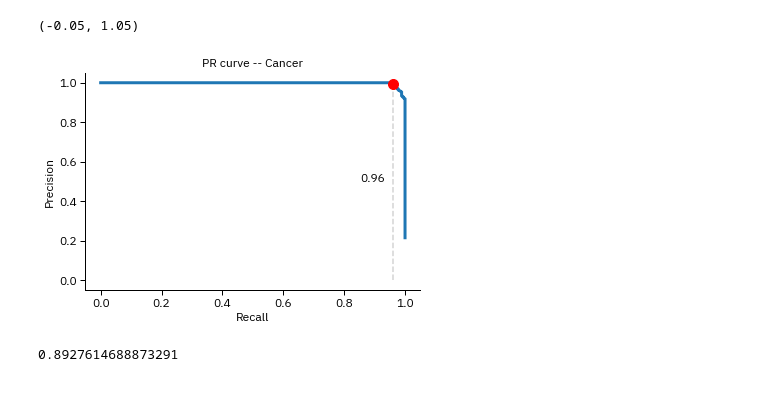
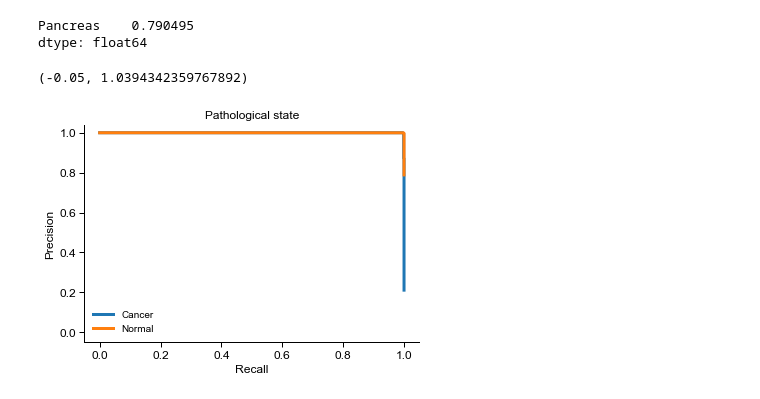
Before and after one commit to vierstralab/vinson, a Jupyter notebook: notebooks/CellTypeInference.ipynb, the cells around one changed output. Drawn from its saved outputs; the diff is of its cells as text; code cells hidden in the pictures.

Commit message:
Cell type classifier

```diff
--- a/notebooks/CellTypeInference.ipynb
+++ b/notebooks/CellTypeInference.ipynb
@@ -102,9 +131,7 @@ valid_dataloader = DataLoader(ds_valid, batch_size=32)
 # %%
-from vinson.models.cell_classifier import CellAndDiseaseStateClassifierModel
-
-model = CellAndDiseaseStateClassifierModel(
-    human_normed_embedding.shape[1],
-    n_cell_types=len(encoders["cell_type"].classes_),
-    n_disease_states=len(encoders["disease_state"].classes_),
+model = CellAndPathologicalStateClassifierModel(
+    train_embeds.shape[1],
+    n_cell_categories=len(encoders["cell_category"].classes_),
+    n_pathological_states=len(encoders["pathological_state"].classes_),
 )
 # %%
@@ -206,0 +258,5 @@ plt.axvline(thresholds[i], color="red", ls="--")
+# %%
+pathological_state_columns = encoders["pathological_state"].classes_
+
+p_pathological_state = pd.DataFrame(p_pathological_state, index=ds_eval.labels.index, columns=pathological_state_columns)
+labels_pathological_state_ohe = pd.DataFrame(np.eye(len(encoders["pathological_state"].classes_))[labels_pathological_state], index=ds_eval.labels.index, columns=pathological_state_columns)
@@ -206,0 +323,5 @@ plt.axvline(thresholds[i], color="red", ls="--")
+# %%
+# Build PR-curves
+pr_curves_extended_annotation = get_pr_curves(labels_extended_annotation_ohe, p_extended_annotation)
+pr_curves_core_annotation = get_pr_curves(labels_core_annotation_ohe, p_core_annotation)
+pr_curves_pathological_state = get_pr_curves(labels_pathological_state_ohe, p_pathological_state)
@@ -207,37 +332,20 @@ plt.axvline(thresholds[i], color="red", ls="--")
+# %%
+thresholds_extended_annotation.loc["Pancreas"]
+# %% [output]
+Pancreas    0.790495
+dtype: float64
 # %%
-import matplotlib.pyplot as plt
-from matplotlib import rcParams
+groups = pr_curves_pathological_state.groupby(level=0)
+for g, pr_curve in groups:
+    plt.plot(pr_curve.recall, pr_curve.precision, lw=3, label=g)
 
-rcParams["font.sans-serif"] = ["IBM Plex Sans"]
-
-
-from sklearn.metrics import precision_recall_curve
-
-i = 0
-
-precision, recall, thresholds = precision_recall_curve(
-    labels_disease_state_ohe[:, i], p_disease_state[:, i]
-)
-thresholds = np.append(thresholds, 1.0)
-
-thresh_i = np.where(precision >= 0.99)[0][0]
-threshold_cancer = thresholds[thresh_i]
-
-plt.plot(recall, precision, lw=3)
-plt.scatter(recall[thresh_i], precision[thresh_i], color="red", zorder=10, s=100)
-
-plt.vlines(recall[thresh_i], ymin=0, ymax=precision[thresh_i], color="lightgrey", ls="--")
-plt.text(recall[thresh_i]-0.025, 0.5, f"{recall[thresh_i]:0.2f}", ha="right", fontsize="large")
-
-plt.title("PR curve -- Cancer")
+plt.title("Pathological state")
 plt.xlabel("Recall")
 plt.ylabel("Precision")
 
+plt.legend()
+
 plt.ylim(bottom=-0.05)
 # %% [output]
-(-0.05, 1.05)
+(-0.05, 1.0394342359767892)
-[figure, old version]
+[figure, new version]
-# %%
-threshold_cancer
-# %% [output]
-0.8927614688873291
```
Also changed, not shown: parts of 61 cells of this notebook, 3 other files.
